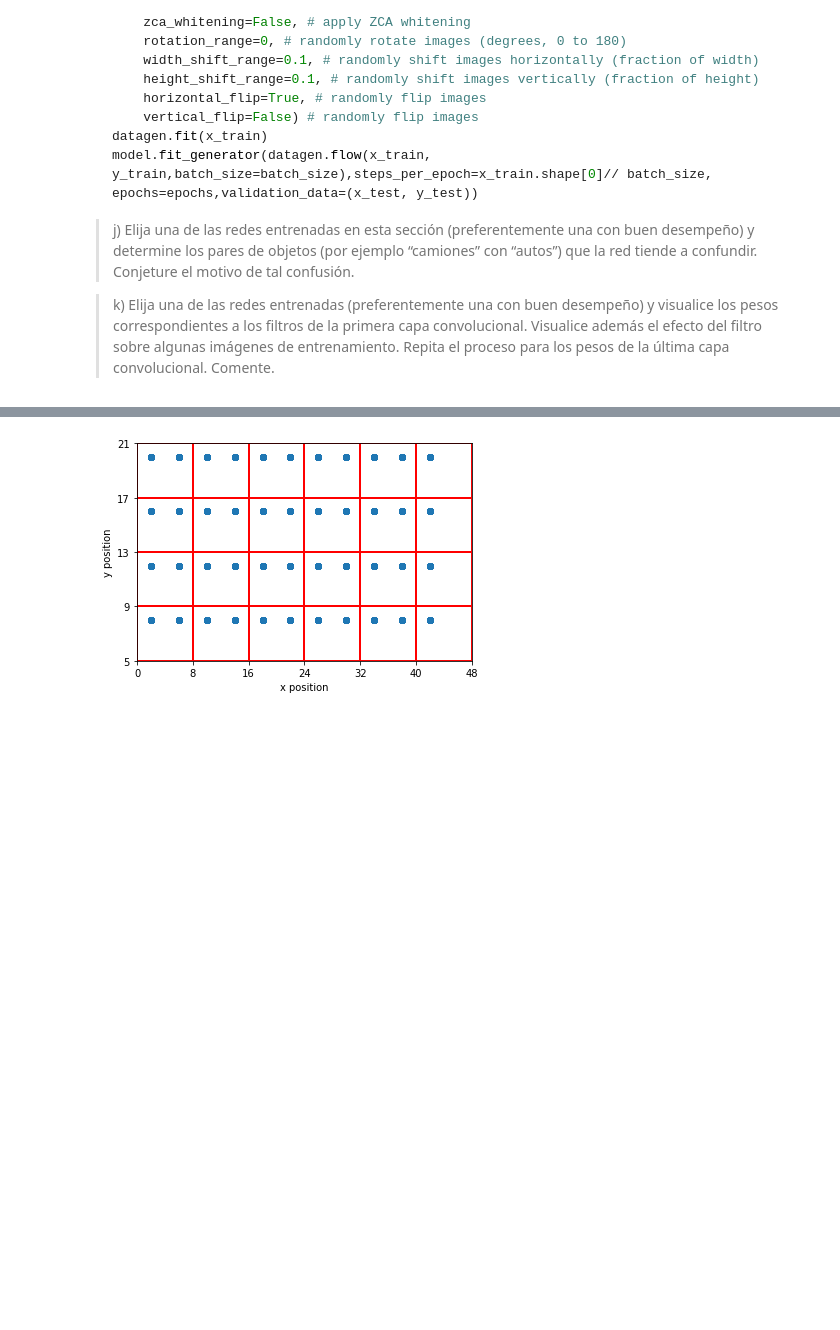
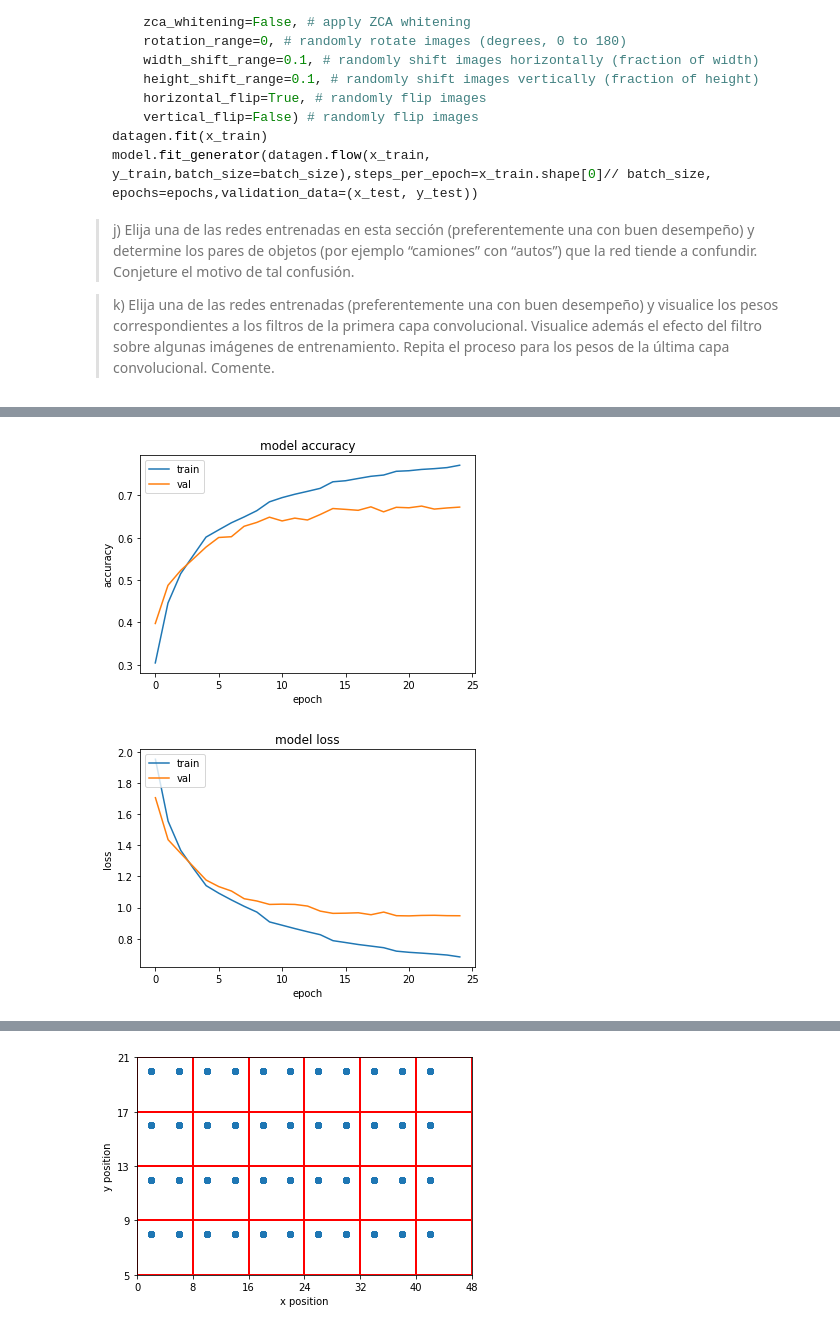
Before and after one commit to AlfredoAlfi/NNTarea1, a Jupyter notebook: Enunciado-T1.ipynb, the cells around one changed output, grey strips where cells are left out. Drawn from its saved outputs; the diff is of its cells as text; code cells hidden in the pictures; blank space fills up the shorter version.

```diff
--- a/Enunciado-T1.ipynb
+++ b/Enunciado-T1.ipynb
@@ -1324,5 +1363,5 @@ model.summary()
 # %%
-#d
+#d entrenar el modelo
 from keras.optimizers import SGD, rmsprop
 from keras.callbacks import LearningRateScheduler
 import math
@@ -1334,6 +1373,20 @@ def step_decay(epoch):
 opt = SGD(lr=0.0, momentum=0.9, decay=0.0)
 lrate = LearningRateScheduler(step_decay)
 #Usar el modelo hecho en C
-
-model.compile( ... )
-model.fit(x_train, y_train,batch_size=batch_size,epochs=epochs, validation_data=(x_test,y_test), shuffle=True, callbacks=[lrate])
+batch_size = 75
+epochs = 25
+model1 = Sequential()
+model1.add(Conv2D(64, (3, 3), padding='same', input_shape=x_train.shape[1:]))
+model1.add(Activation('relu'))
+model1.add(MaxPooling2D(pool_size=(2, 2)))
+model1.add(Conv2D(64, (3, 3), padding='same'))
+model1.add(Activation('relu'))
+model1.add(MaxPooling2D(pool_size=(2, 2)))
+model1.add(Flatten())
+model1.add(Dense(512))
+model1.add(Activation('relu'))
+model1.add(Dense(10))
+model1.add(Activation('softmax'))
+model1.compile(optimizer=opt,loss="categorical_crossentropy", metrics=["accuracy"])
+history1 = model1.fit(x_train, y_train,epochs=epochs, validation_data=(x_val,y_val), shuffle=True, callbacks=[lrate])
+model1.save_weights('modelo-p3-d.h5')
@@ -1347,0 +1411,22 @@ model.fit(x_train, y_train,batch_size=batch_size,epochs=epochs, validation_data=
+# %%
+import matplotlib.pyplot as plt
+import numpy
+# summarize history for accuracy
+plt.plot(history1.history['acc'])
+plt.plot(history1.history['val_acc'])
+plt.title('model accuracy')
+plt.ylabel('accuracy')
+plt.xlabel('epoch')
+plt.legend(['train', 'val'], loc='upper left')
+plt.show()
+# summarize history for loss
+plt.plot(history1.history['loss'])
+plt.plot(history1.history['val_loss'])
+plt.title('model loss')
+plt.ylabel('loss')
+plt.xlabel('epoch')
+plt.legend(['train', 'val'], loc='upper left')
+plt.show()
+# %% [output]
+[figure, added]
+[figure, added]
```
Also changed, not shown: parts of 29 cells of this notebook, 4 other files.
